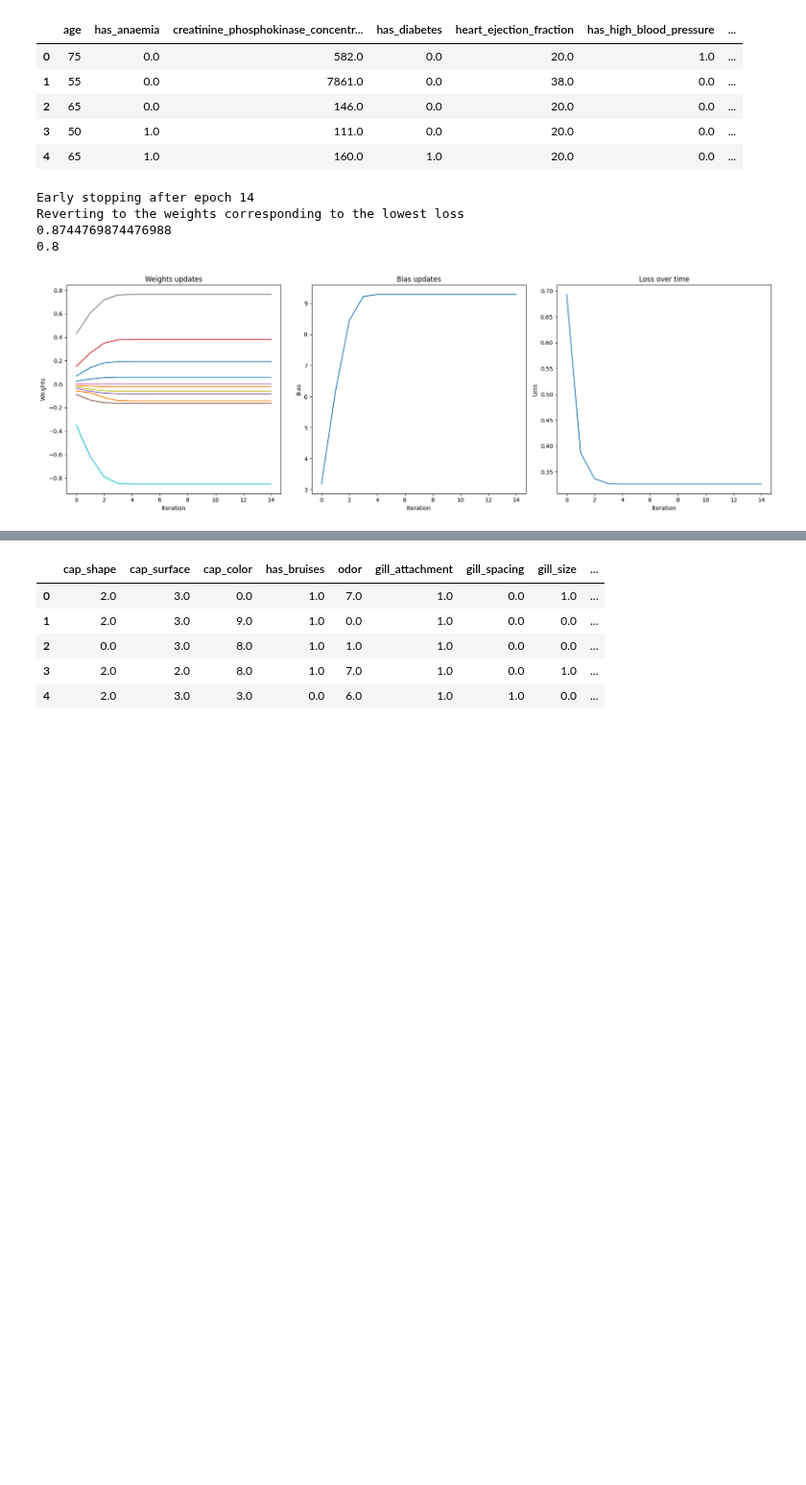
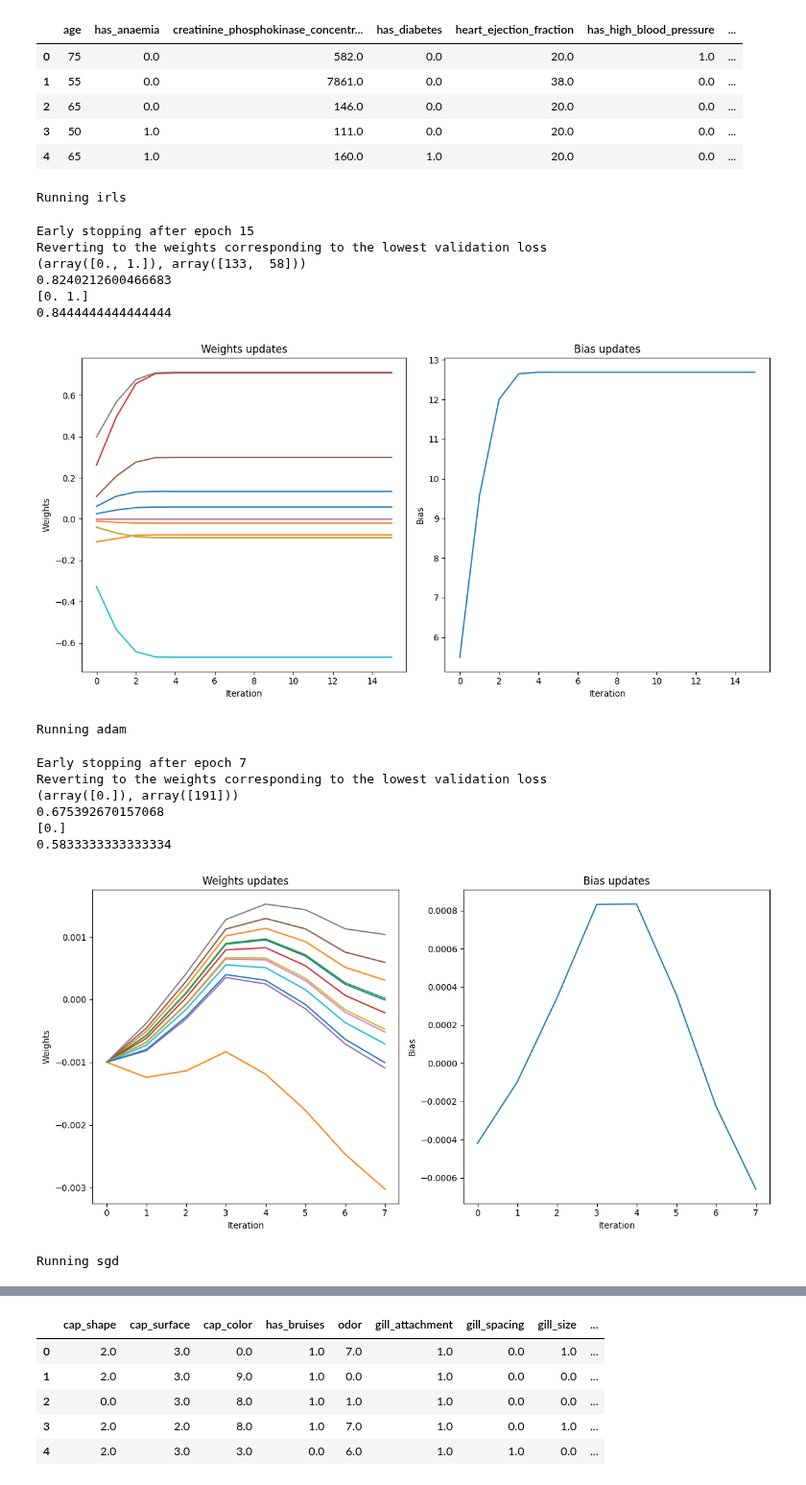
Before and after one commit to kozaka93/2024L-DSAdvancedML, a Jupyter notebook: projects/project1/group3/Narozniak_Czerwonski_Rucinski/src/IRLS example.ipynb, the cells around one changed output, grey strips where cells are left out. Shown at 96% size. Saved outputs shown, nothing was run; the diff lists cells and outputs as text; code cells hidden in the pictures; blank space fills up the shorter version.

```diff
--- a/projects/project1/group3/Narozniak_Czerwonski_Rucinski/src/IRLS example.ipynb
+++ b/projects/project1/group3/Narozniak_Czerwonski_Rucinski/src/IRLS example.ipynb
@@ -88,12 +238,0 @@ Small dataset
-# %%
-irls = IRLS()
-
-log_reg = LogisticRegression(input_dim=X_train.shape[1])
-log_reg.train(X_train, y_train, optimizer=irls, patience=5, epochs=100, batch_size=X_train.shape[0])
-
-y_pred_train=log_reg.predict(X_train).round()
-print(accuracy_score(y_pred_train, y_train))
-y_pred = log_reg.predict(X_test)
-print(accuracy_score(y_pred.round(), y_test))
-
-log_reg.plot_params()
@@ -138,20 +268,53 @@ X.head()
 | 3 | 50 | 1.0 | 111.0 | 0.0 | 20.0 | 0.0 | ... |
 | 4 | 65 | 1.0 | 160.0 | 1.0 | 20.0 | 0.0 | ... |
 # %%
-irls = IRLS()
+seed = 42
+ss = StandardScaler()
+X_scaled = ss.fit_transform(X)
+X_train, X_test, y_train, y_test = train_test_split(X, y, test_size=0.2, random_state=seed)
+X_train, X_val, y_train, y_val = train_test_split(X_train, y_train, test_size=0.2, random_state=seed)
 
-log_reg = LogisticRegression(input_dim=X_train.shape[1])
-log_reg.train(X_train, y_train, optimizer=irls, patience=5, epochs=100, batch_size=X_train.shape[0])
+optimizer_to_kwargs = {"irls": {}, "adam": {"eta": 0.001}, "sgd": {"eta": 0.01}}
+for optimizer_name, kwargs in optimizer_to_kwargs.items():
+    print(f"Running {optimizer_name}")
+    optimizer = optimizer_factory(optimizer_name, **kwargs)
+    log_reg = LogisticRegression(input_dim=X_train.shape[1])
+    log_reg.train(X_train, y_train, X_val=X_val, y_val=y_val, optimizer=optimizer, patience=5, epochs=100, batch_size=X_train.shape[0])
 
-y_pred_train=log_reg.predict(X_train).round()
-print(accuracy_score(y_pred_train, y_train))
-y_pred = log_reg.predict(X_test)
-print(accuracy_score(y_pred.round(), y_test))
+    y_pred_train=log_reg.predict(X_train).round()
+    print(np.unique(y_pred_train, return_counts=True))
+    print(balanced_accuracy_score(y_pred_train, y_train))
+    y_pred = log_reg.predict(X_test)
+    print(np.unique(y_pred.round()))
+    print(balanced_accuracy_score(y_pred.round(), y_test))
 
-log_reg.plot_params()
+    log_reg.plot_params()
+
+# Other models
+y_lda, y_qda, y_dt, y_rf = fitComparisonModels(X_train, y_train, X_test)
+lda_ba = balanced_accuracy_score(y_test, y_lda)
+print(lda_ba)
+qda_ba = balanced_accuracy_score(y_test, y_qda)
+print(qda_ba)
+qda_dt = balanced_accuracy_score(y_test, y_dt)
+print(qda_dt)
+qda_rf = balanced_accuracy_score(y_test, y_rf)
+print(qda_rf)
 # %% [output]
-Early stopping after epoch 14
-Reverting to the weights corresponding to the lowest loss
-0.8744769874476988
-0.8
+Running irls
+Early stopping after epoch 15
+Reverting to the weights corresponding to the lowest validation loss
+(array([0., 1.]), array([133,  58]))
+0.8240212600466683
+[0. 1.]
+0.8444444444444444
-[figure, old version]
+[figure, new version]
+Running adam
+Early stopping after epoch 7
+Reverting to the weights corresponding to the lowest validation loss
+(array([0.]), array([191]))
+0.675392670157068
+[0.]
+0.5833333333333334
+[figure, added]
+Running sgd
```
Also changed, not shown: parts of 26 cells of this notebook.
